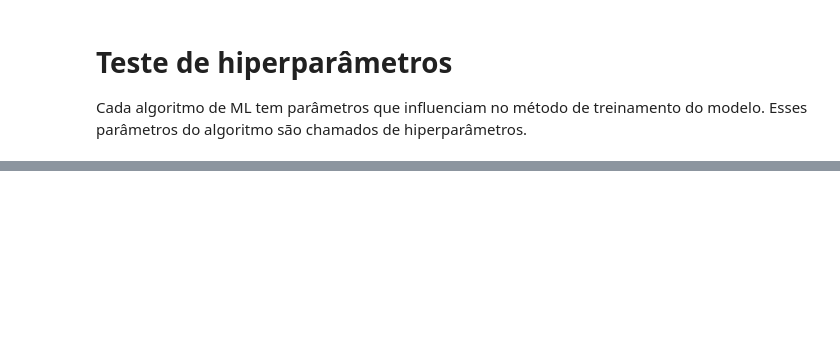
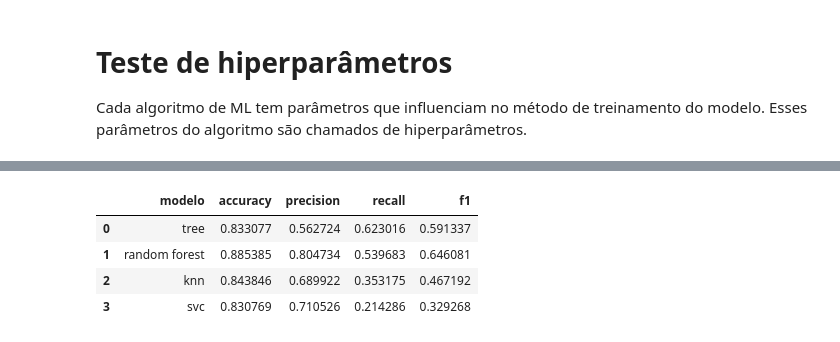
Before and after one commit to leandroneckel/aulas_data_science, a Jupyter notebook: Notebooks/Unidade 3/04_analise_ml_03.ipynb, the cells around one changed output, grey strips where cells are left out. Cells and saved outputs as stored; diff of their text form; code cells hidden in the pictures; blank space fills up the shorter version.

```diff
--- a/Notebooks/Unidade 3/04_analise_ml_03.ipynb
+++ b/Notebooks/Unidade 3/04_analise_ml_03.ipynb
@@ -50,0 +53,16 @@ resultados
+# %%
+from sklearn.ensemble import RandomForestClassifier
+modelo = RandomForestClassifier(
+    n_estimators=100, #int
+    max_depth= None, #int
+    min_samples_split = 2, #int ou float (frac),
+    min_samples_leaf= 2, #int ou float (frac),
+    bootstrap= True, # bool
+    n_jobs = None, #int, -1 usa todos os processadores
+    random_state= 42,# int
+
+)
+modelo.fit(x_treino,y_treino)
+y_previsto = modelo.predict(x_teste)
+resultados = add_result(resultados,y_teste,y_previsto)
+resultados
@@ -50,0 +108,19 @@ resultados
+# %%
+from sklearn.svm import SVC
+modelo = SVC(
+    kernel = 'poly', # 'linear’, ‘poly’, ‘rbf’, ‘sigmoid’, ‘precomputed’
+    degree = 3, #int > 0
+    gamma = 'scale', #ou auto
+    tol = 1e-3, #frac
+    class_weight = None, # ou balanced
+)
+modelo.fit(x_treino,y_treino)
+y_previsto = modelo.predict(x_teste)
+resultados = add_result(resultados,y_teste,y_previsto)
+resultados
+# %% [output]
+|  | modelo | accuracy | precision | recall | f1 |
+| 0 | tree | 0.833077 | 0.562724 | 0.623016 | 0.591337 |
+| 1 | random forest | 0.885385 | 0.804734 | 0.539683 | 0.646081 |
+| 2 | knn | 0.843846 | 0.689922 | 0.353175 | 0.467192 |
+| 3 | svc | 0.830769 | 0.710526 | 0.214286 | 0.329268 |
```
Also changed, not shown: parts of 10 cells of this notebook, 8 other files.
